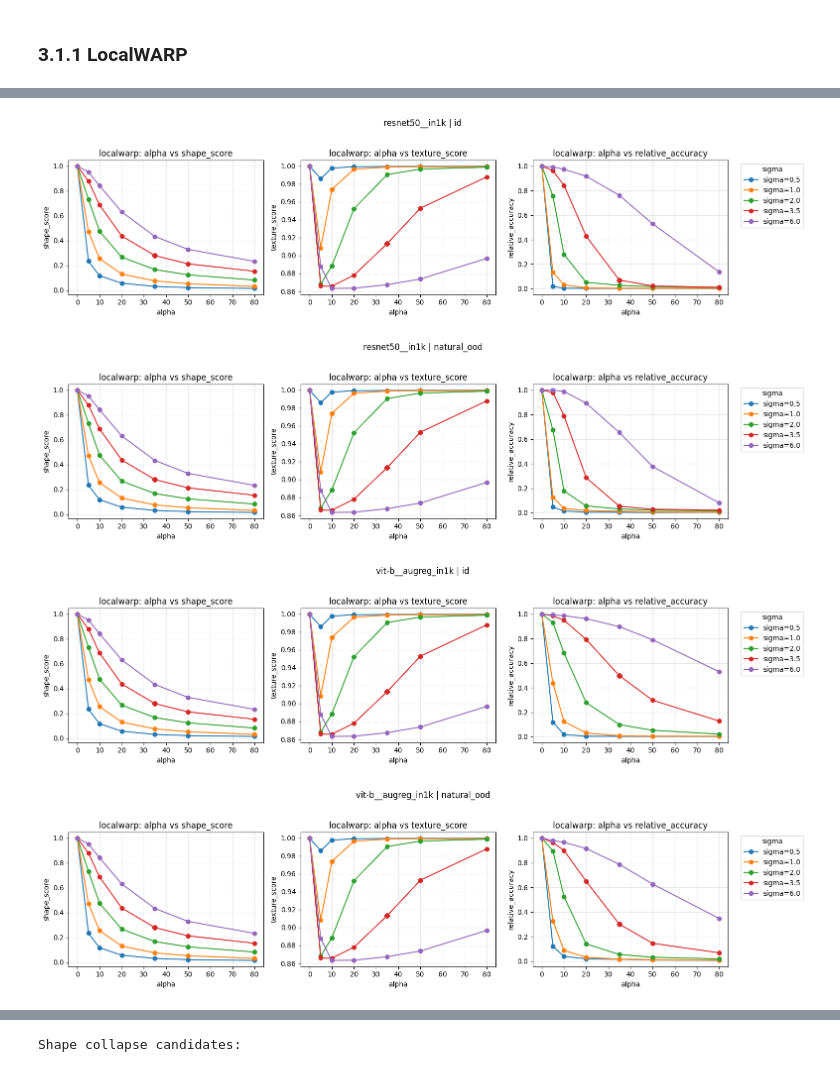
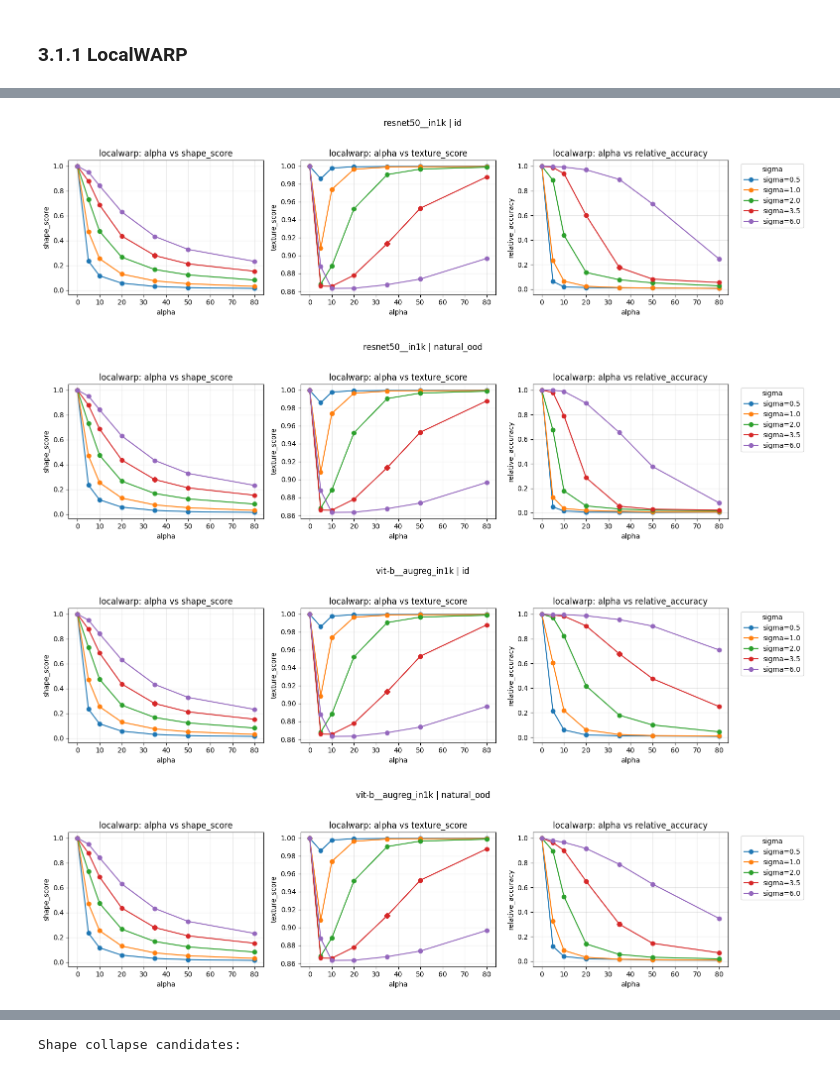
Before and after one commit to sdsdsdsdaf/Feature-Reliance, a Jupyter notebook: results_analysis.ipynb, the cells around one changed output, grey strips where cells are left out. Drawn from its saved outputs; the diff is of its cells as text; code cells hidden in the pictures.

```diff
--- a/results_analysis.ipynb
+++ b/results_analysis.ipynb
@@ -923,10 +923,10 @@ sweep_summary["relative_accuracy"] = sweep_summary["relative_accuracy"].clip(0,
 sweep_summary["feature_reliance"] = 1.0 - sweep_summary["relative_accuracy"]
 display(sweep_summary)
 
-internal_vs_ood_sweep_summary = sweep_summary[
+id_ood_sweep_summary = sweep_summary[
     (
         (sweep_summary["domain_type"] == "id") &
-        (sweep_summary["dataset"] == ID_INTERNAL_DATASET)
+        (sweep_summary["dataset"] == ID_OOD_BASELINE_DATASET)
     ) |
     (
         (sweep_summary["domain_type"] != "id") &
@@ -1161,33 +1161,33 @@ def plot_lw_texture_high_shape_vs_acc(
     plt.show()
 # %%
 plot_perturbation_sweep_curves_all(
-    internal_vs_ood_sweep_summary,
+    id_ood_sweep_summary,
     perturbation="localwarp",
     model_name="resnet50__in1k",
     domain="id",
 )
 plot_perturbation_sweep_curves_all(
-    internal_vs_ood_sweep_summary,
+    id_ood_sweep_summary,
     perturbation="localwarp",
     model_name="resnet50__in1k",
     domain="natural_ood",
 )
 plot_perturbation_sweep_curves_all(
-    internal_vs_ood_sweep_summary,
+    id_ood_sweep_summary,
     perturbation="localwarp",
     model_name="vit-b__augreg_in1k",
     domain="id",
 )
 plot_perturbation_sweep_curves_all(
-    internal_vs_ood_sweep_summary,
+    id_ood_sweep_summary,
     perturbation="localwarp",
     model_name="vit-b__augreg_in1k",
     domain="natural_ood",
 )
 # %% [output]
-[figure, old version]
+[figure, new version]
 [figure]
-[figure, old version]
+[figure, new version]
 [figure]
 # %%
 plot_lw_texture_high_shape_vs_acc(
```
Also changed, not shown: parts of 21 cells of this notebook, 4 other files.
